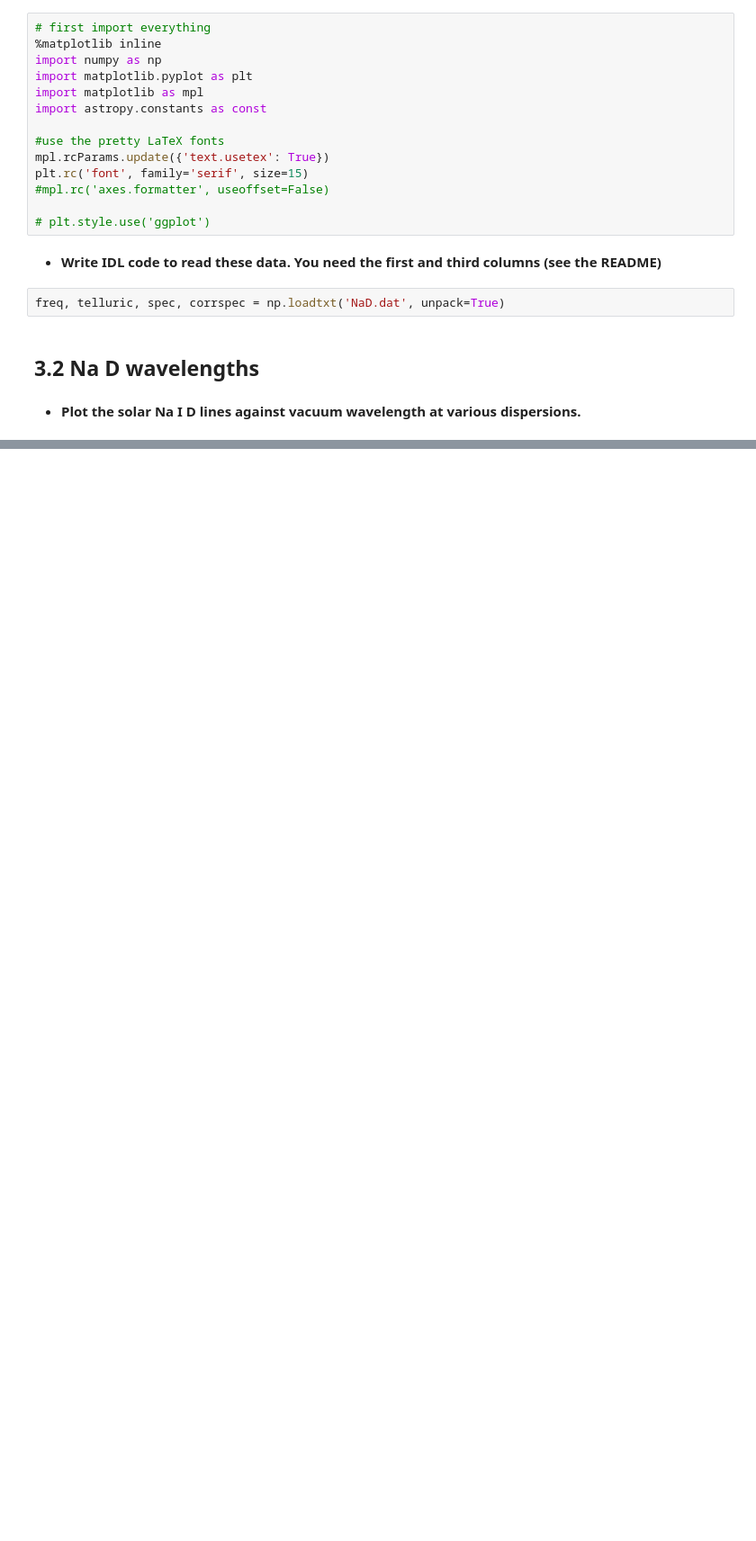
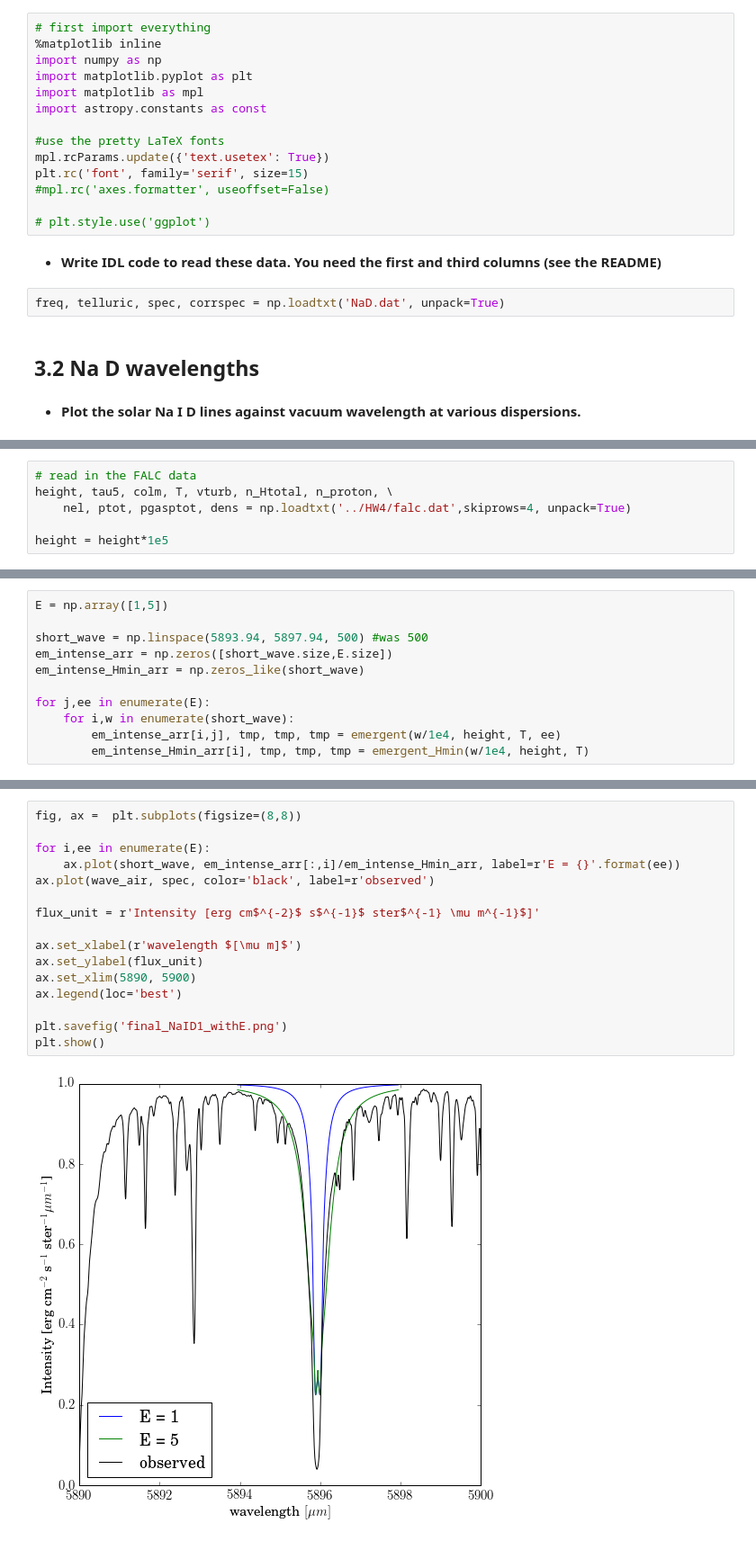
Before and after one commit to mattcwilde/Classes, a Jupyter notebook: ASTR521/HW6-LabB3/Lab-B3.ipynb, the cells around one changed output, grey strips where cells are left out. Shown at 90% size. Drawn from its saved outputs; the diff is of its cells as text; blank space fills up the shorter version.

```diff
--- a/ASTR521/HW6-LabB3/Lab-B3.ipynb
+++ b/ASTR521/HW6-LabB3/Lab-B3.ipynb
@@ -66,0 +168,6 @@ plt.show()
+# %%
+# read in the FALC data
+height, tau5, colm, T, vturb, n_Htotal, n_proton, \
+    nel, ptot, pgasptot, dens = np.loadtxt('../HW4/falc.dat',skiprows=4, unpack=True)
+
+height = height*1e5
@@ -66,0 +407,11 @@ plt.show()
+# %%
+E = np.array([1,5])
+
+short_wave = np.linspace(5893.94, 5897.94, 500) #was 500
+em_intense_arr = np.zeros([short_wave.size,E.size])
+em_intense_Hmin_arr = np.zeros_like(short_wave)
+
+for j,ee in enumerate(E):
+    for i,w in enumerate(short_wave):
+        em_intense_arr[i,j], tmp, tmp, tmp = emergent(w/1e4, height, T, ee)
+        em_intense_Hmin_arr[i], tmp, tmp, tmp = emergent_Hmin(w/1e4, height, T)
@@ -66,0 +422,18 @@ plt.show()
+# %%
+fig, ax =  plt.subplots(figsize=(8,8))
+
+for i,ee in enumerate(E):
+    ax.plot(short_wave, em_intense_arr[:,i]/em_intense_Hmin_arr, label=r'E = {}'.format(ee))
+ax.plot(wave_air, spec, color='black', label=r'observed')
+
+flux_unit = r'Intensity [erg cm$^{-2}$ s$^{-1}$ ster$^{-1} \mu m^{-1}$]'
+
+ax.set_xlabel(r'wavelength $[\mu m]$')
+ax.set_ylabel(flux_unit)
+ax.set_xlim(5890, 5900)
+ax.legend(loc='best')
+
+plt.savefig('final_NaID1_withE.png')
+plt.show()
+# %% [output]
+[figure, added]
```
Also changed, not shown: parts of 22 cells of this notebook, 19 other files.
